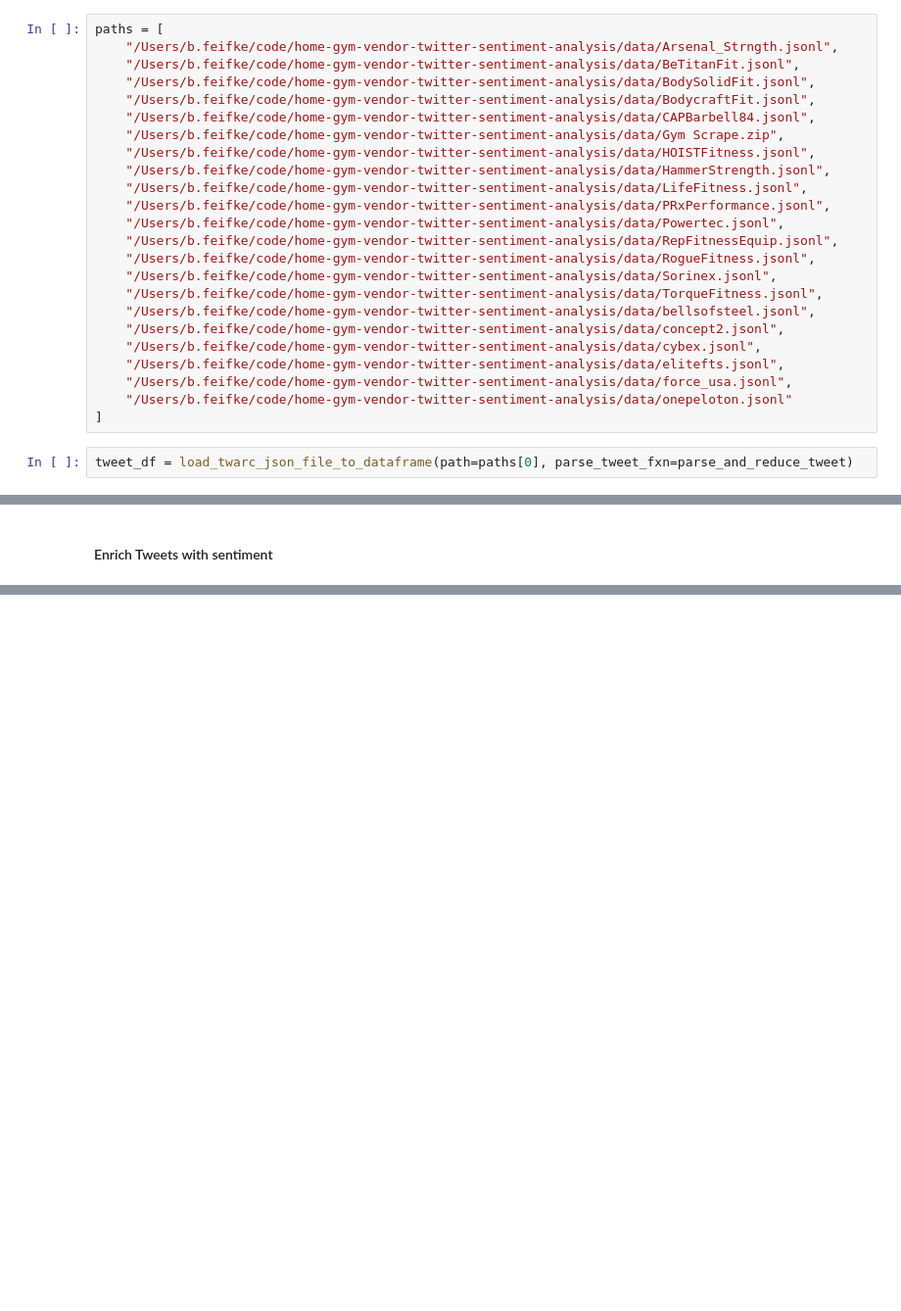
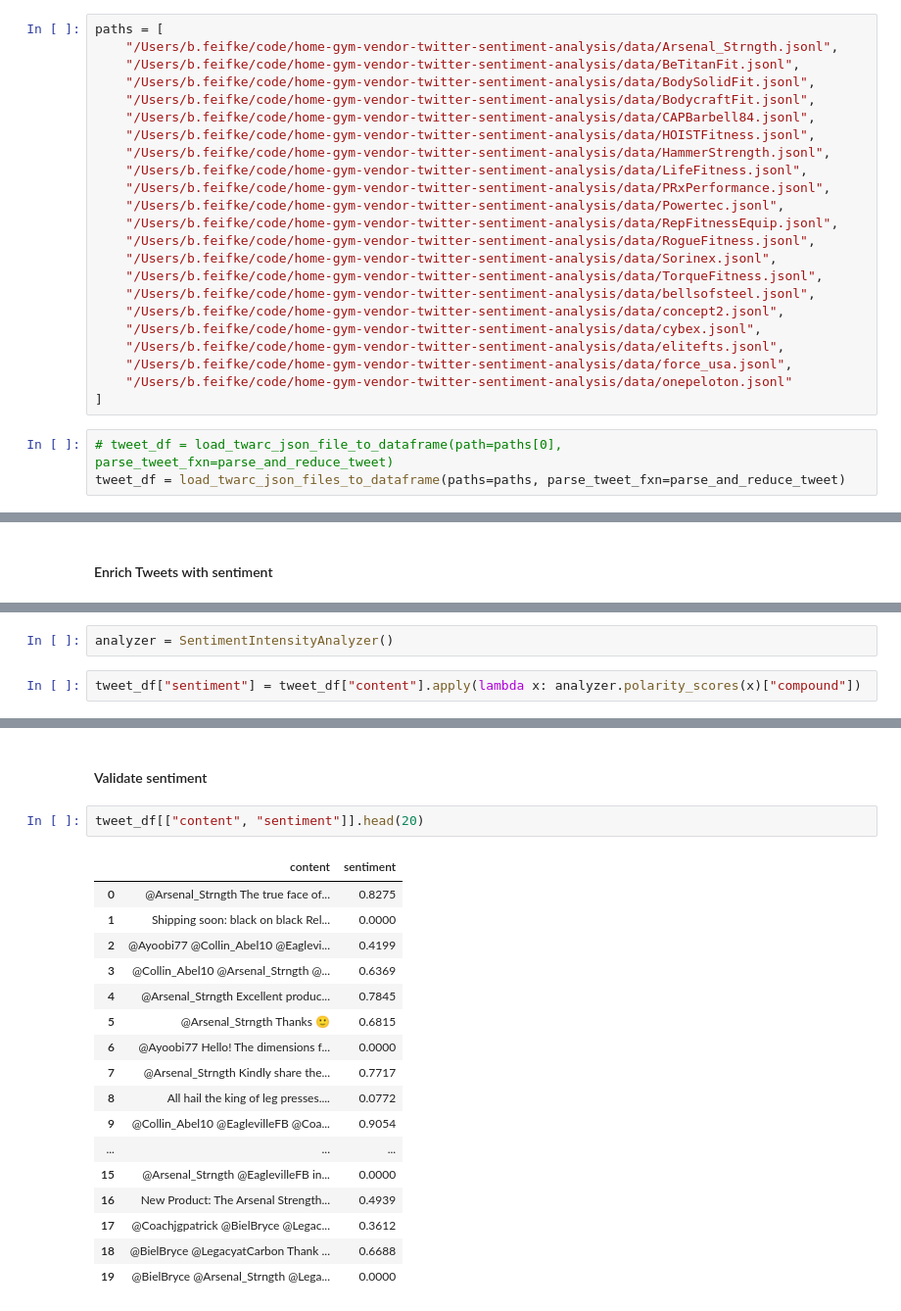
Before and after one commit to bfeif/gym-vendor-analysis, a Jupyter notebook: notebooks/01-proof-of-concept.ipynb, the cells around one changed output, grey strips where cells are left out. Shown at 98% size. Cells and saved outputs as stored; diff of their text form; blank space fills up the shorter version.

Commit message:
Completed loading tweets data to dataframe, enriching with sentiment, and saving.

```diff
--- a/notebooks/01-proof-of-concept.ipynb
+++ b/notebooks/01-proof-of-concept.ipynb
@@ -52,7 +65,6 @@ paths = [
     "/Users/b.feifke/code/home-gym-vendor-twitter-sentiment-analysis/data/BodySolidFit.jsonl",
     "/Users/b.feifke/code/home-gym-vendor-twitter-sentiment-analysis/data/BodycraftFit.jsonl",
     "/Users/b.feifke/code/home-gym-vendor-twitter-sentiment-analysis/data/CAPBarbell84.jsonl",
-    "/Users/b.feifke/code/home-gym-vendor-twitter-sentiment-analysis/data/Gym Scrape.zip",
     "/Users/b.feifke/code/home-gym-vendor-twitter-sentiment-analysis/data/HOISTFitness.jsonl",
     "/Users/b.feifke/code/home-gym-vendor-twitter-sentiment-analysis/data/HammerStrength.jsonl",
     "/Users/b.feifke/code/home-gym-vendor-twitter-sentiment-analysis/data/LifeFitness.jsonl",
@@ -70,4 +82,5 @@ paths = [
     "/Users/b.feifke/code/home-gym-vendor-twitter-sentiment-analysis/data/onepeloton.jsonl"
 ]
 # %%
-tweet_df = load_twarc_json_file_to_dataframe(path=paths[0], parse_tweet_fxn=parse_and_reduce_tweet)
+# tweet_df = load_twarc_json_file_to_dataframe(path=paths[0], parse_tweet_fxn=parse_and_reduce_tweet)
+tweet_df = load_twarc_json_files_to_dataframe(paths=paths, parse_tweet_fxn=parse_and_reduce_tweet)
@@ -85,0 +143,4 @@ tweet_df.head().T
+# %%
+analyzer = SentimentIntensityAnalyzer()
+# %%
+tweet_df["sentiment"] = tweet_df["content"].apply(lambda x: analyzer.polarity_scores(x)["compound"])
@@ -85,0 +158,22 @@ tweet_df.head().T
+# %% [markdown]
+#### Validate sentiment
+# %%
+tweet_df[["content", "sentiment"]].head(20)
+# %% [output]
+|  | content | sentiment |
+| 0 | @Arsenal_Strngth The true face of... | 0.8275 |
+| 1 | Shipping soon: black on black Rel... | 0.0000 |
+| 2 | @Ayoobi77 @Collin_Abel10 @Eaglevi... | 0.4199 |
+| 3 | @Collin_Abel10 @Arsenal_Strngth @... | 0.6369 |
+| 4 | @Arsenal_Strngth Excellent produc... | 0.7845 |
+| 5 | @Arsenal_Strngth Thanks 🙂 | 0.6815 |
+| 6 | @Ayoobi77 Hello! The dimensions f... | 0.0000 |
+| 7 | @Arsenal_Strngth Kindly share the... | 0.7717 |
+| 8 | All hail the king of leg presses.... | 0.0772 |
+| 9 | @Collin_Abel10 @EaglevilleFB @Coa... | 0.9054 |
+| ... | ... | ... |
+| 15 | @Arsenal_Strngth @EaglevilleFB in... | 0.0000 |
+| 16 | New Product: The Arsenal Strength... | 0.4939 |
+| 17 | @Coachjgpatrick @BielBryce @Legac... | 0.3612 |
+| 18 | @BielBryce @LegacyatCarbon Thank ... | 0.6688 |
+| 19 | @BielBryce @Arsenal_Strngth @Lega... | 0.0000 |
```
Also changed, not shown: parts of 19 cells of this notebook, 1 other file.
